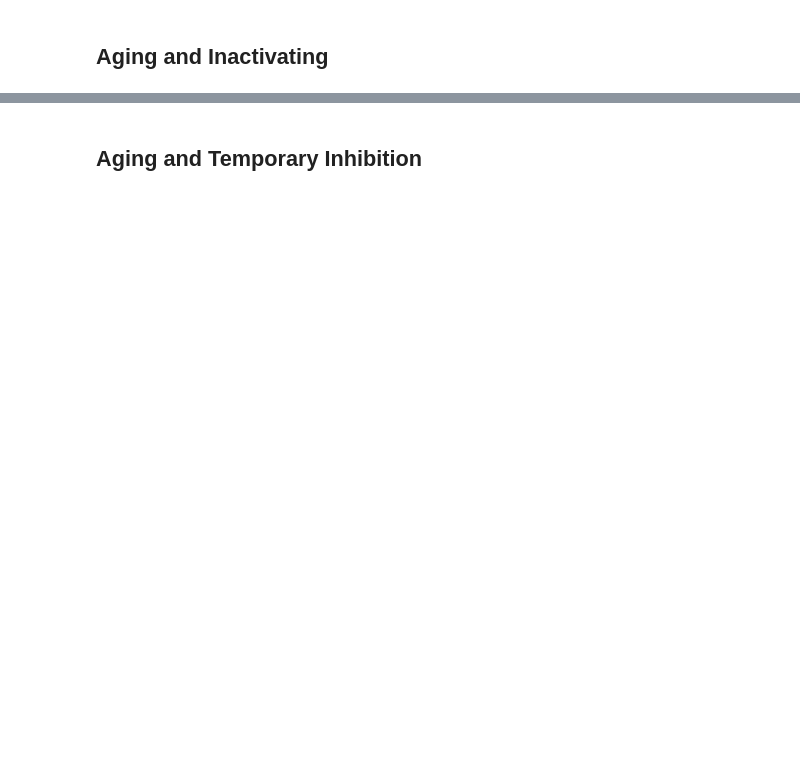
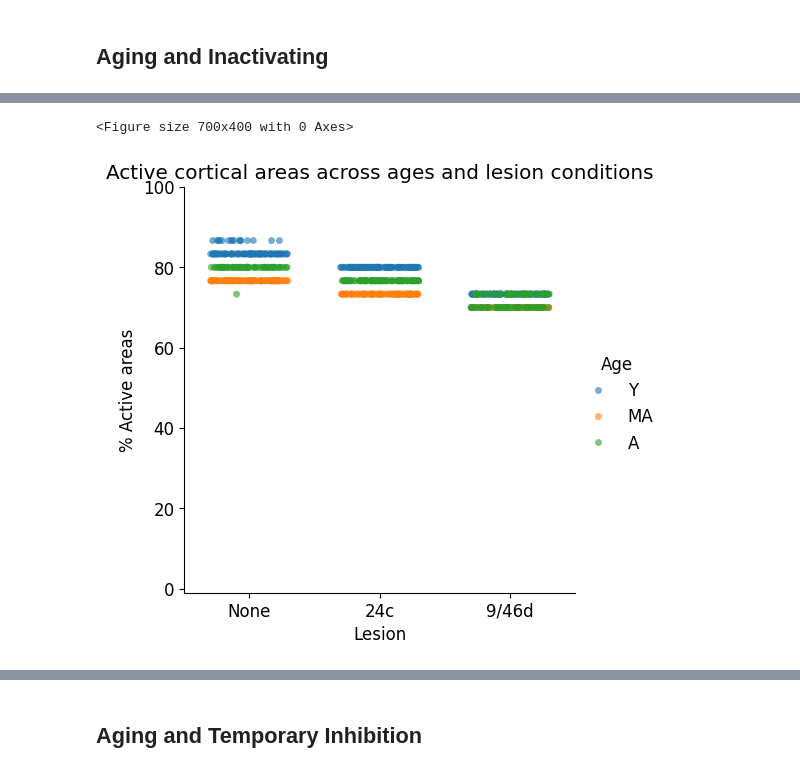
Before and after one commit to Davide537/Mathematical-Models, a Jupyter notebook: WM Model/Aging model.ipynb, the cells around one changed output, grey strips where cells are left out. Cells and saved outputs as stored; diff of their text form; code cells hidden in the pictures; blank space fills up the shorter version.

```diff
--- a/WM Model/Aging model.ipynb
+++ b/WM Model/Aging model.ipynb
@@ -1531,23 +1566,21 @@ for age in ages:
 # %%
-
-df = pd.DataFrame(rows_E1)
-
 # Plot
 plt.figure(figsize=(7, 4))
 
 g = sns.catplot(
     data=df,
-    x='Age',
+    hue='Age',
     y='ActiveAreas',
-    hue='Lesion',
+    x='Lesion',
     palette='tab10',
     alpha=0.6,
     jitter=0.3,
 )
-plt.xlabel('Age')
-plt.ylabel('# Active areas')
+plt.xlabel('Lesion')
+plt.ylabel('% Active areas')
 plt.title('Active cortical areas across ages and lesion conditions')
-plt.ylim(top=31, bottom=-1)
+plt.ylim(top=100, bottom=-1)
 plt.show()
-
-# trials = 50 takes 2m29
+# %% [output]
+<Figure size 700x400 with 0 Axes>
+[figure, added]
```
Also changed, not shown: parts of 21 cells of this notebook, 37 other files.
